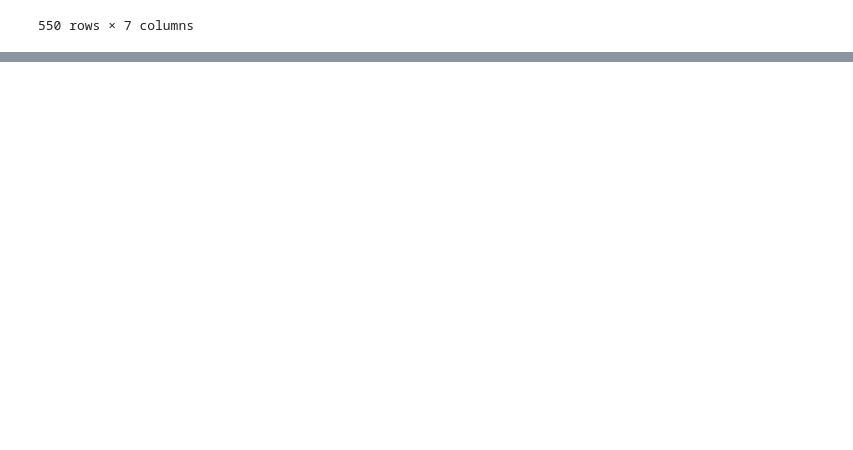
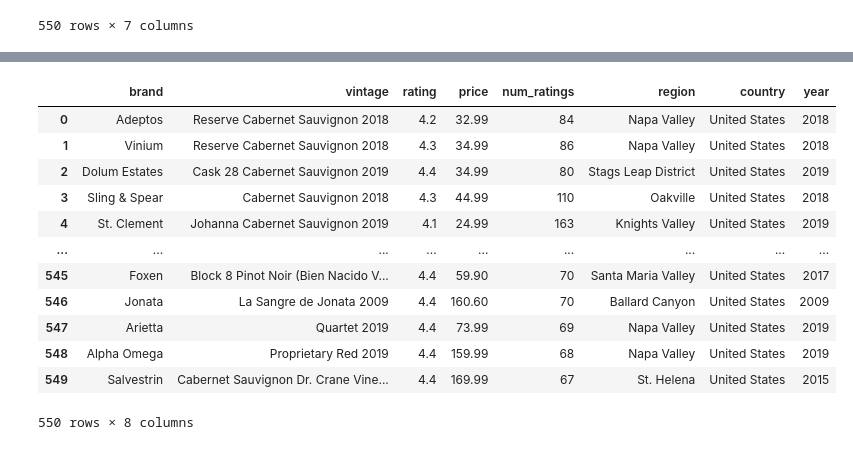
Before and after one commit to WilliamDHughes/ETL-Project-Group-1, a Jupyter notebook: bee_work/bee_dataframe_edit.ipynb, the cells around one changed output, grey strips where cells are left out. Drawn from its saved outputs; the diff is of its cells as text; code cells hidden in the pictures; blank space fills up the shorter version.

Commit message:
year edit

```diff
--- a/bee_work/bee_dataframe_edit.ipynb
+++ b/bee_work/bee_dataframe_edit.ipynb
@@ -220,3 +220,6 @@ df_inter
 | 548 | Pommery | Brut Cuvée Louise Rosé Champagne ... | 4.4 | 169.90 | 82 | Champagne | France |
 | 549 | Château La Conseillante | Duo de Conseillante Pomerol 2016 | 4.4 | 89.99 | 81 | Pomerol | France |
 550 rows × 7 columns
+# %%
+test = df_usa["vintage"].str.extract(r'(\w+)$')
+test
@@ -222,0 +240,3 @@ df_inter
+# %%
+test = test.rename(columns={0 : "year"})
+test
@@ -222,0 +257,17 @@ df_inter
+# %%
+df_usa = df_usa.join(test)
+df_usa
+# %% [output]
+|  | brand | vintage | rating | price | num_ratings | region | country | year |
+| 0 | Adeptos | Reserve Cabernet Sauvignon 2018 | 4.2 | 32.99 | 84 | Napa Valley | United States | 2018 |
+| 1 | Vinium | Reserve Cabernet Sauvignon 2018 | 4.3 | 34.99 | 86 | Napa Valley | United States | 2018 |
+| 2 | Dolum Estates | Cask 28 Cabernet Sauvignon 2019 | 4.4 | 34.99 | 80 | Stags Leap District | United States | 2019 |
+| 3 | Sling & Spear | Cabernet Sauvignon 2018 | 4.3 | 44.99 | 110 | Oakville | United States | 2018 |
+| 4 | St. Clement | Johanna Cabernet Sauvignon 2019 | 4.1 | 24.99 | 163 | Knights Valley | United States | 2019 |
+| ... | ... | ... | ... | ... | ... | ... | ... | ... |
+| 545 | Foxen | Block 8 Pinot Noir (Bien Nacido V... | 4.4 | 59.90 | 70 | Santa Maria Valley | United States | 2017 |
+| 546 | Jonata | La Sangre de Jonata 2009 | 4.4 | 160.60 | 70 | Ballard Canyon | United States | 2009 |
+| 547 | Arietta | Quartet 2019 | 4.4 | 73.99 | 69 | Napa Valley | United States | 2019 |
+| 548 | Alpha Omega | Proprietary Red 2019 | 4.4 | 159.99 | 68 | Napa Valley | United States | 2019 |
+| 549 | Salvestrin | Cabernet Sauvignon Dr. Crane Vine... | 4.4 | 169.99 | 67 | St. Helena | United States | 2015 |
+550 rows × 8 columns
```
Also changed, not shown: parts of 5 cells of this notebook.
